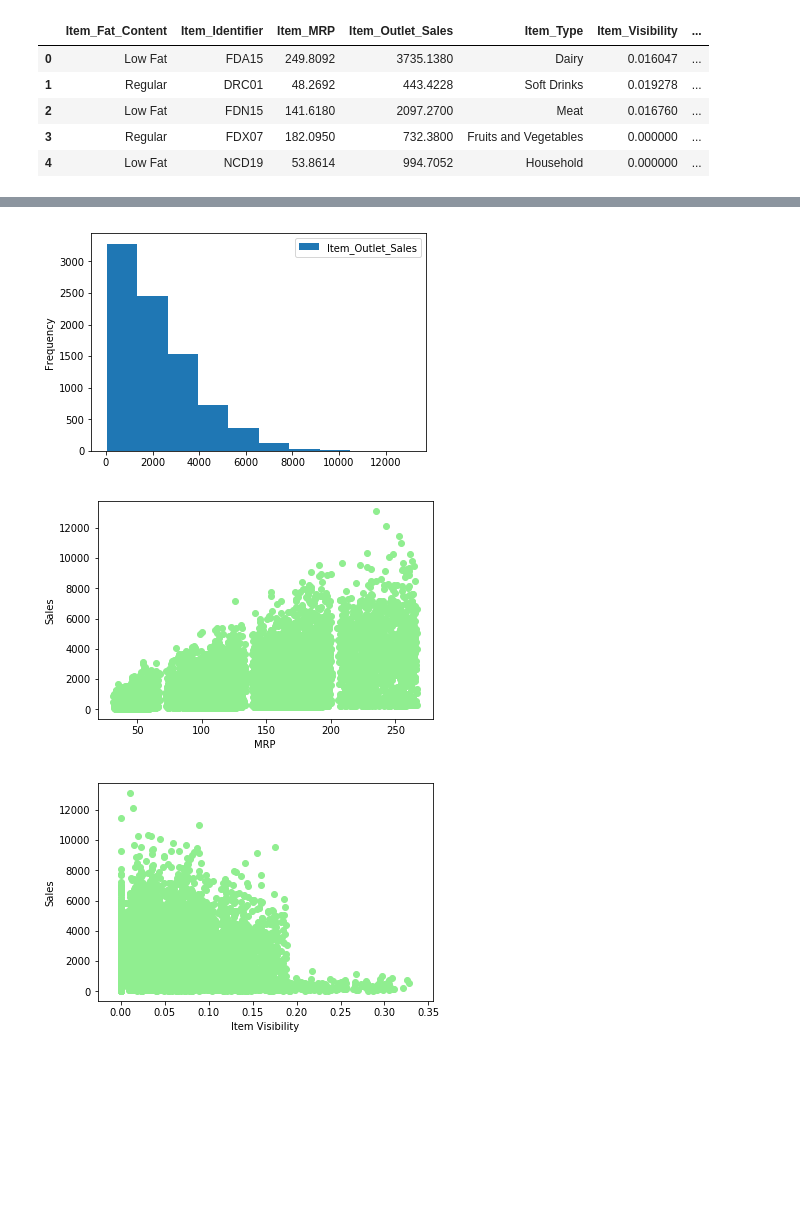
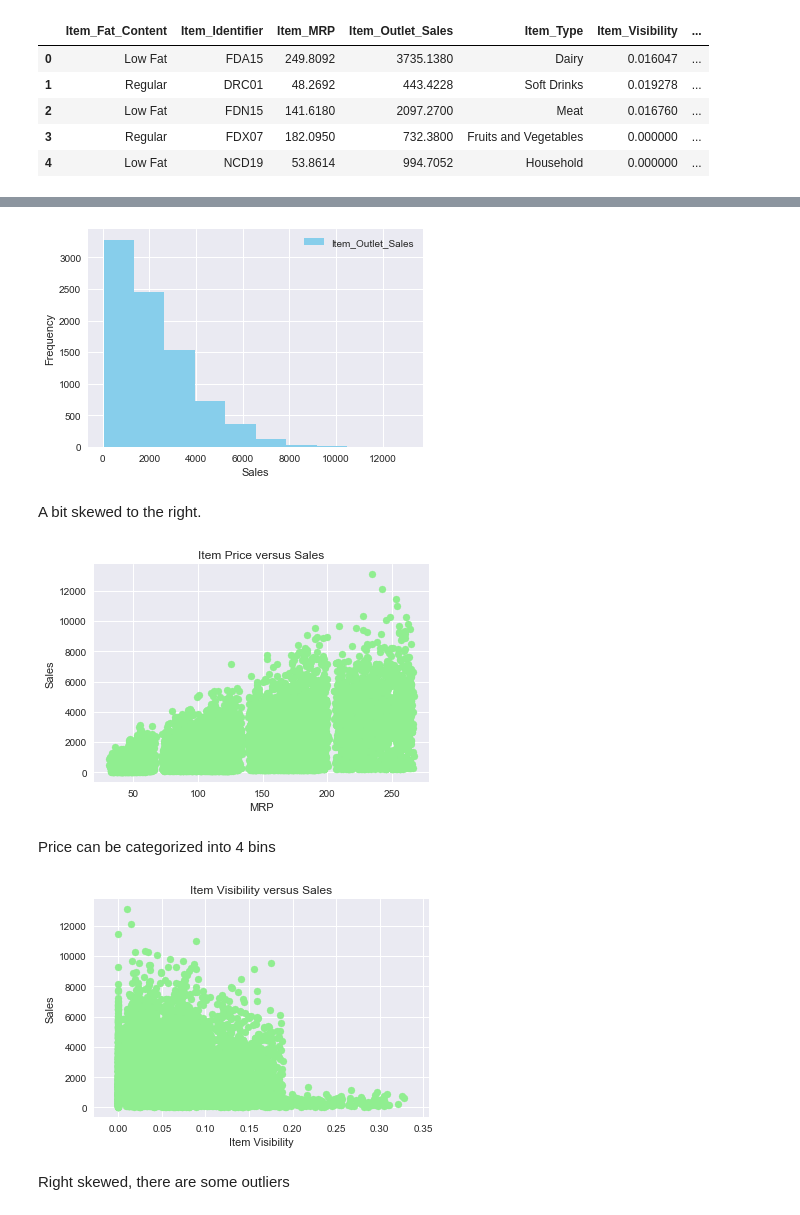
Before and after one commit to RupaliShah/Springboard, a Jupyter notebook: Capstone1/EDA.ipynb, the cells around one changed output, grey strips where cells are left out. Drawn from its saved outputs; the diff is of its cells as text; code cells hidden in the pictures; blank space fills up the shorter version.

```diff
--- a/Capstone1/EDA.ipynb
+++ b/Capstone1/EDA.ipynb
@@ -2,6 +2,8 @@
 import pandas as pd
 import matplotlib.pyplot as plt
 import numpy as np
+import seaborn as sns
+sns.set()
 # %%
 train = pd.read_csv('data/train_clean.csv')
 test = pd.read_csv('data/test_clean.csv')
@@ -59,12 +76,17 @@ plt.show()
 # %%
-train[['Item_Outlet_Sales']].plot(kind = 'hist', bins = 10)
+train[['Item_Outlet_Sales']].plot(kind = 'hist', bins = 10, facecolor = 'skyblue' )
+plt.xlabel('Sales')
 plt.show()
 # %% [output]
-[figure, old version]
+[figure, new version]
+# %% [markdown]
+A bit skewed to the right.
 # %%
+# Independent Variables versus target variable- Item Price vs Sales
 plt.scatter(train['Item_MRP'], train['Item_Outlet_Sales'], s=None, facecolors = 'lightgreen' )
 plt.xlabel('MRP')
 plt.ylabel('Sales')
+plt.title('Item Price versus Sales')
 plt.show()
 # %% [output]
-[figure, old version]
+[figure, new version]
@@ -73,7 +93,11 @@ plt.show()
+# %% [markdown]
+Price can be categorized into 4 bins
 # %%
+# Independent Variable versus target variable - Item Visibility vs Sales
 plt.scatter(train['Item_Visibility'], train['Item_Outlet_Sales'], s=None, facecolors = 'lightgreen' )
 plt.xlabel('Item Visibility')
 plt.ylabel('Sales')
+plt.title('Item Visibility versus Sales')
 plt.show()
 # %% [output]
-[figure, old version]
+[figure, new version]
@@ -82 +104,3 @@ plt.show()
+# %% [markdown]
+Right skewed, there are some outliers
 # %%
```
Also changed, not shown: parts of 15 cells of this notebook.
